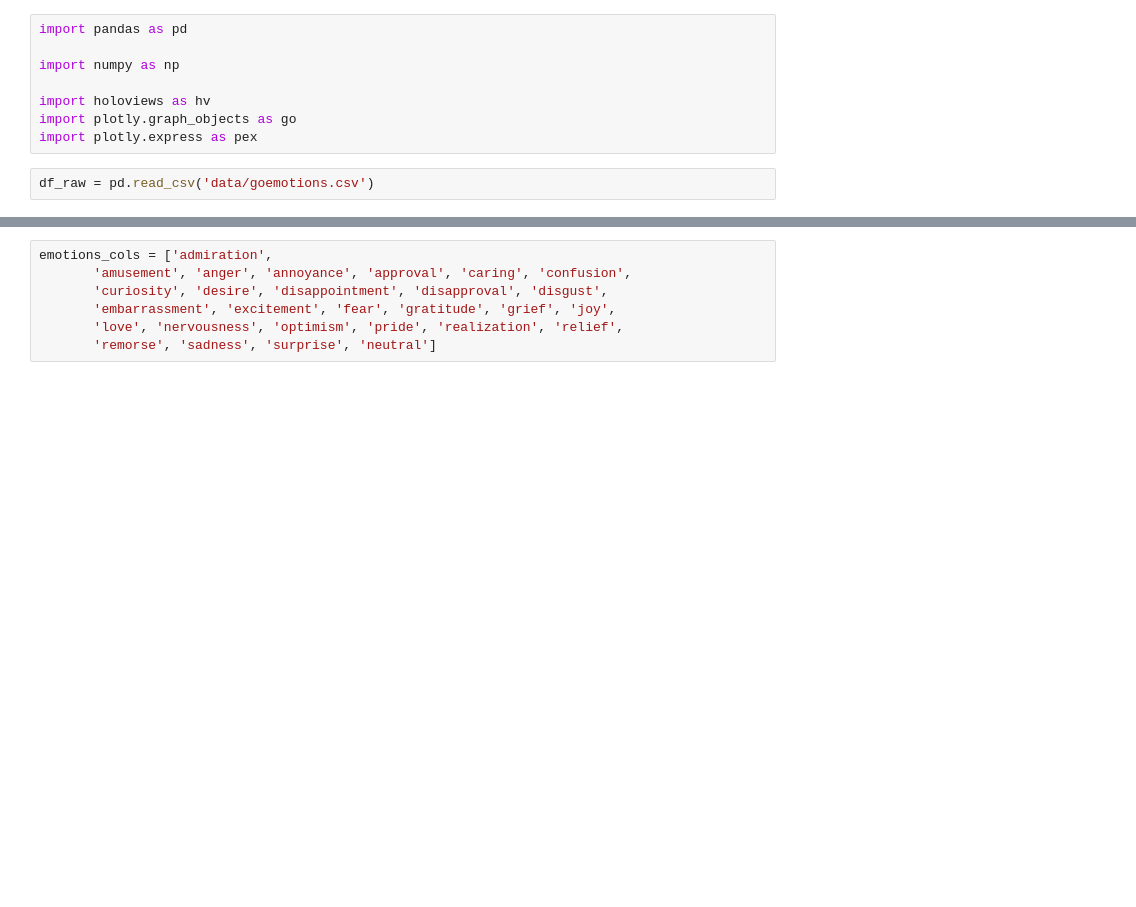
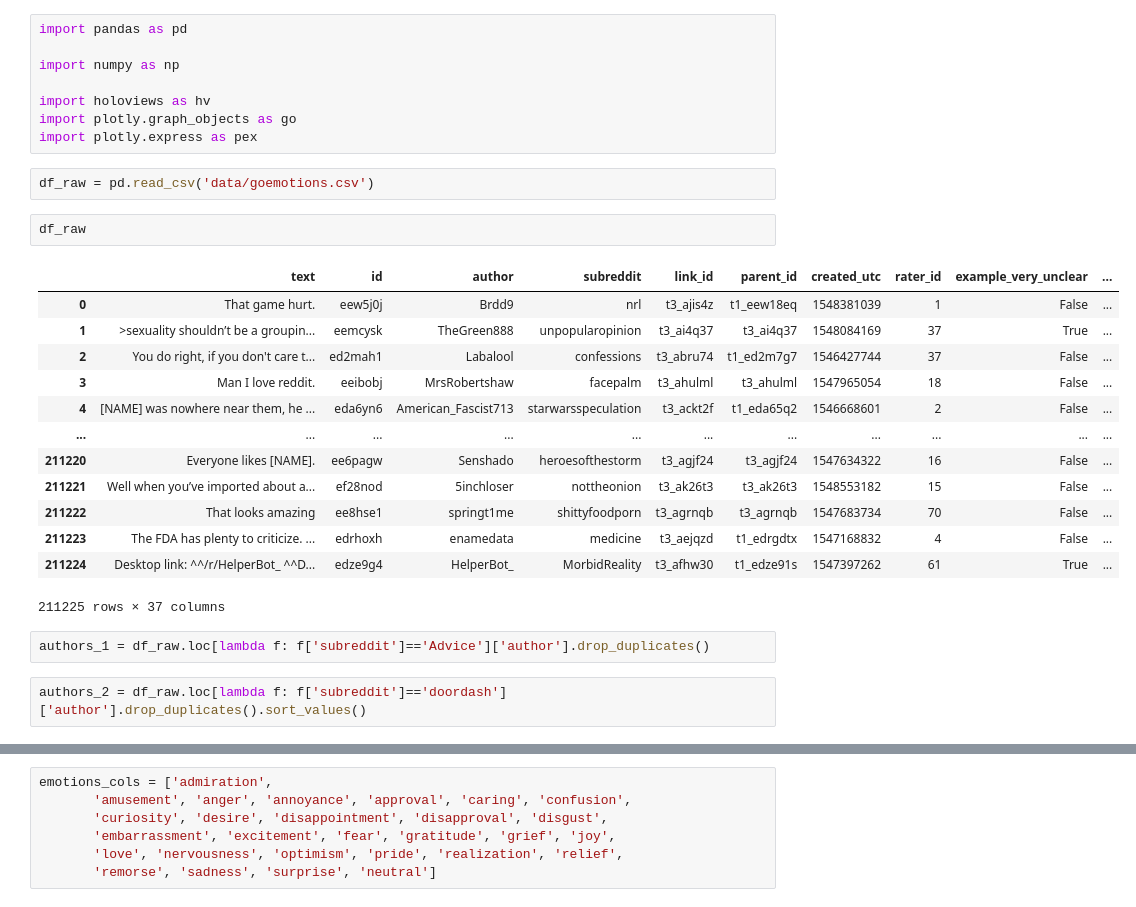
Before and after one commit to 6859-sp21/final-project-emotion-reddit-posts, a Jupyter notebook: preprocessing.ipynb, the cells around one changed output, grey strips where cells are left out. Saved outputs shown, nothing was run; the diff lists cells and outputs as text; blank space fills up the shorter version.

```diff
--- a/preprocessing.ipynb
+++ b/preprocessing.ipynb
@@ -8,3 +8,23 @@ import plotly.graph_objects as go
 import plotly.express as pex
 # %%
 df_raw = pd.read_csv('data/goemotions.csv')
+# %%
+df_raw
+# %% [output]
+|  | text | id | author | subreddit | link_id | parent_id | created_utc | rater_id | example_very_unclear | ... |
+| 0 | That game hurt. | eew5j0j | Brdd9 | nrl | t3_ajis4z | t1_eew18eq | 1548381039 | 1 | False | ... |
+| 1 | >sexuality shouldn’t be a groupin... | eemcysk | TheGreen888 | unpopularopinion | t3_ai4q37 | t3_ai4q37 | 1548084169 | 37 | True | ... |
+| 2 | You do right, if you don't care t... | ed2mah1 | Labalool | confessions | t3_abru74 | t1_ed2m7g7 | 1546427744 | 37 | False | ... |
+| 3 | Man I love reddit. | eeibobj | MrsRobertshaw | facepalm | t3_ahulml | t3_ahulml | 1547965054 | 18 | False | ... |
+| 4 | [NAME] was nowhere near them, he ... | eda6yn6 | American_Fascist713 | starwarsspeculation | t3_ackt2f | t1_eda65q2 | 1546668601 | 2 | False | ... |
+| ... | ... | ... | ... | ... | ... | ... | ... | ... | ... | ... |
+| 211220 | Everyone likes [NAME]. | ee6pagw | Senshado | heroesofthestorm | t3_agjf24 | t3_agjf24 | 1547634322 | 16 | False | ... |
+| 211221 | Well when you’ve imported about a... | ef28nod | 5inchloser | nottheonion | t3_ak26t3 | t3_ak26t3 | 1548553182 | 15 | False | ... |
+| 211222 | That looks amazing | ee8hse1 | springt1me | shittyfoodporn | t3_agrnqb | t3_agrnqb | 1547683734 | 70 | False | ... |
+| 211223 | The FDA has plenty to criticize. ... | edrhoxh | enamedata | medicine | t3_aejqzd | t1_edrgdtx | 1547168832 | 4 | False | ... |
+| 211224 | Desktop link: ^^/r/HelperBot_ ^^D... | edze9g4 | HelperBot_ | MorbidReality | t3_afhw30 | t1_edze91s | 1547397262 | 61 | True | ... |
+211225 rows × 37 columns
+# %%
+authors_1 = df_raw.loc[lambda f: f['subreddit']=='Advice']['author'].drop_duplicates()
+# %%
+authors_2 = df_raw.loc[lambda f: f['subreddit']=='doordash']['author'].drop_duplicates().sort_values()
```
Also changed, not shown: parts of 2 cells of this notebook, 3 other files.
